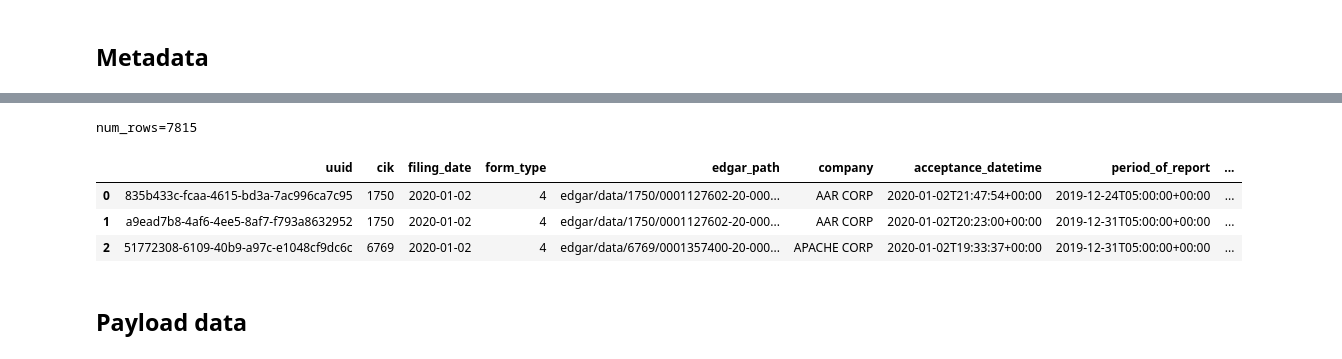
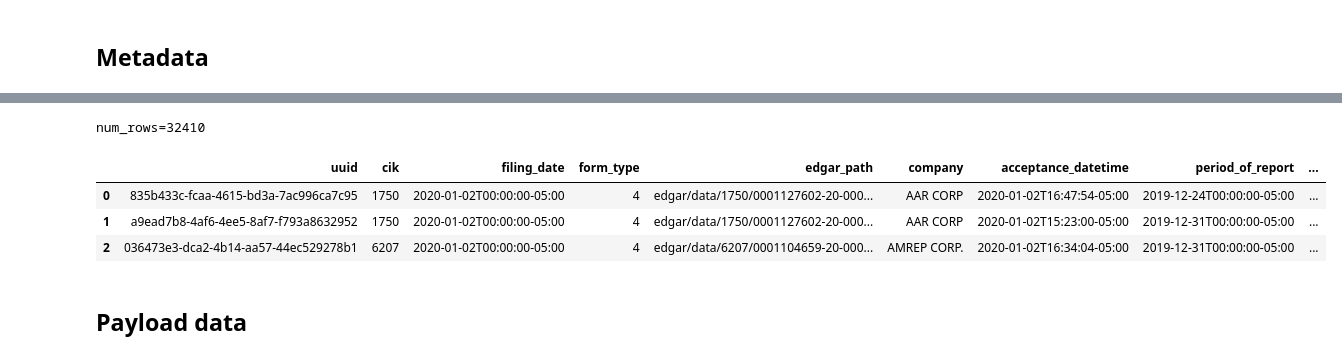
Before and after one commit to ParticleDev/p1_data_client, a Jupyter notebook: notebooks/p1_edgar_data_client_example.ipynb, the cells around one changed output, grey strips where cells are left out. Cells and saved outputs as stored; diff of their text form; code cells hidden in the pictures.

```diff
--- a/notebooks/p1_edgar_data_client_example.ipynb
+++ b/notebooks/p1_edgar_data_client_example.ipynb
@@ -119,19 +116,19 @@ num_rows=7
 # %%
 # Get forms for a subset of forms and all CIKs for 1 year.
 headers = client.get_form_headers(
             form_type=['4'],
             cik=None,
-            start_datetime='2020-01-01T00:00:00',
-            end_datetime='2020-02-01T00:00:00',
+            start_datetime='2020-01-01T00:00:00-00:00',
+            end_datetime='2020-02-01T00:00:00-00:00',
             date_mode='publication_date'
 )
 display_df(headers)
 # %% [output]
-num_rows=7815
+num_rows=32410
 |  | uuid | cik | filing_date | form_type | edgar_path | company | acceptance_datetime | period_of_report | ... |
-| 0 | 835b433c-fcaa-4615-bd3a-7ac996ca7c95 | 1750 | 2020-01-02 | 4 | edgar/data/1750/0001127602-20-000... | AAR CORP | 2020-01-02T21:47:54+00:00 | 2019-12-24T05:00:00+00:00 | ... |
-| 1 | a9ead7b8-4af6-4ee5-8af7-f793a8632952 | 1750 | 2020-01-02 | 4 | edgar/data/1750/0001127602-20-000... | AAR CORP | 2020-01-02T20:23:00+00:00 | 2019-12-31T05:00:00+00:00 | ... |
-| 2 | 51772308-6109-40b9-a97c-e1048cf9dc6c | 6769 | 2020-01-02 | 4 | edgar/data/6769/0001357400-20-000... | APACHE CORP | 2020-01-02T19:33:37+00:00 | 2019-12-31T05:00:00+00:00 | ... |
+| 0 | 835b433c-fcaa-4615-bd3a-7ac996ca7c95 | 1750 | 2020-01-02T00:00:00-05:00 | 4 | edgar/data/1750/0001127602-20-000... | AAR CORP | 2020-01-02T16:47:54-05:00 | 2019-12-24T00:00:00-05:00 | ... |
+| 1 | a9ead7b8-4af6-4ee5-8af7-f793a8632952 | 1750 | 2020-01-02T00:00:00-05:00 | 4 | edgar/data/1750/0001127602-20-000... | AAR CORP | 2020-01-02T15:23:00-05:00 | 2019-12-31T00:00:00-05:00 | ... |
+| 2 | 036473e3-dca2-4b14-aa57-44ec529278b1 | 6207 | 2020-01-02T00:00:00-05:00 | 4 | edgar/data/6207/0001104659-20-000... | AMREP CORP. | 2020-01-02T16:34:04-05:00 | 2019-12-31T00:00:00-05:00 | ... |
 # %% [markdown]
 ## Payload data
 # %% [markdown]
```
Also changed, not shown: parts of 14 cells of this notebook.
